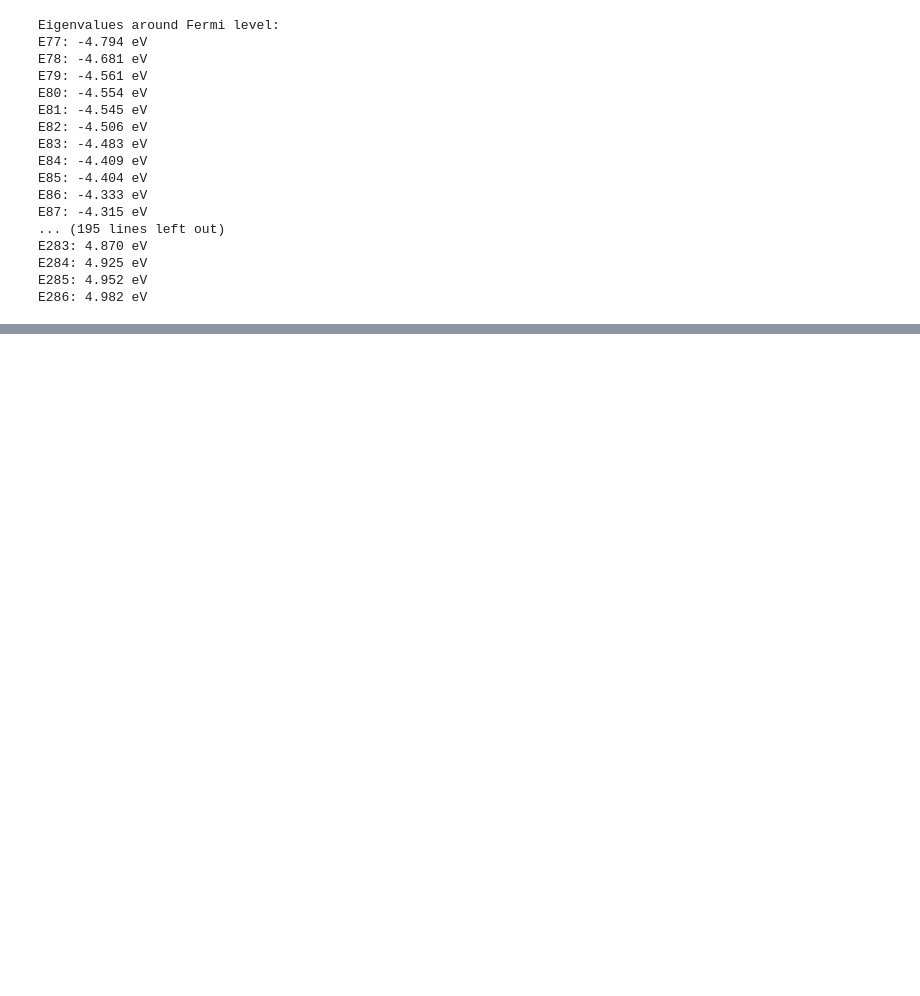
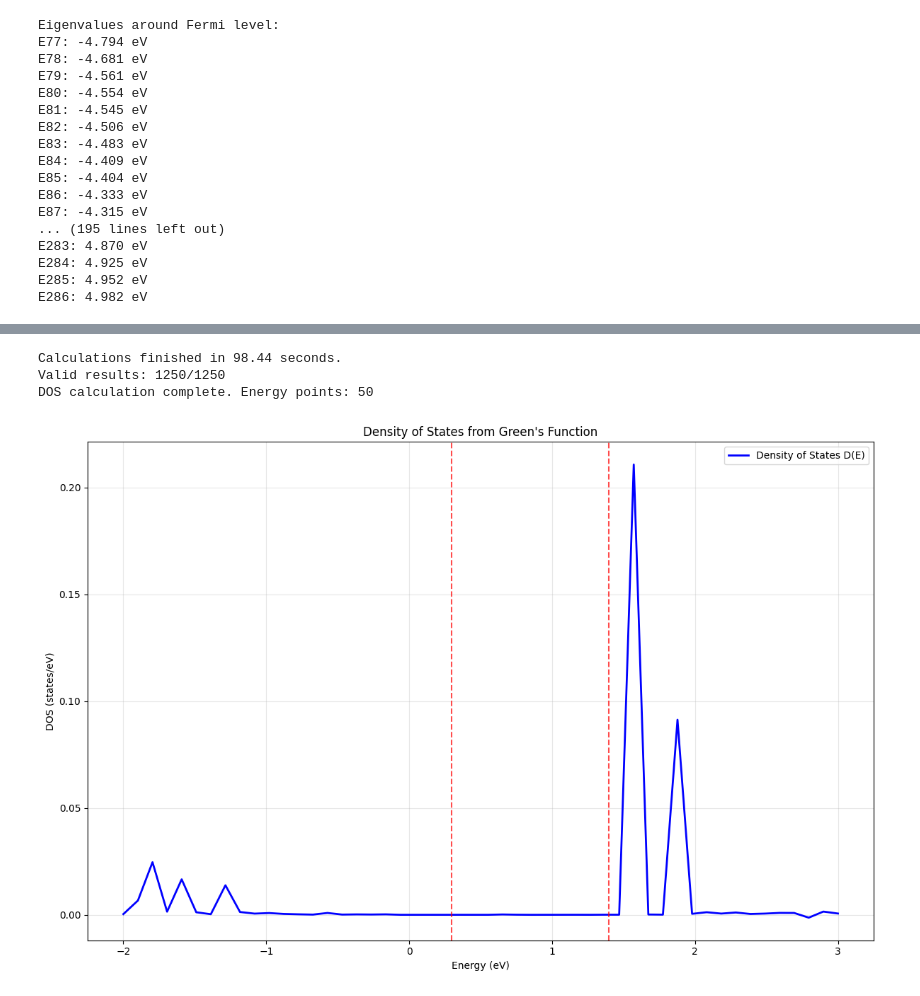
Before and after one commit to nandandiwan/transistorNEGF, a Jupyter notebook: src/NEGF/test.ipynb, the cells around one changed output, grey strips where cells are left out. Cells and saved outputs as stored; diff of their text form; code cells hidden in the pictures; blank space fills up the shorter version.

Commit message:
some changes to G_R in solve.py

```diff
--- a/src/NEGF/test.ipynb
+++ b/src/NEGF/test.ipynb
@@ -91,38 +163,36 @@ for i in range(eigvals.shape[0]):
 # %%
+def DOS(param):
+    E, ky = param
+    eta = 1e-6  # Small broadening parameter for numerical stability
 
-def DOS(param):
-
-    E, ky = param
-    dev = Device(5e-9, 1e-9)
-
+    dev = Device(2e-9, 1e-9)
     ham = Hamiltonian(dev)
-
-
-    lse = LeadSelfEnergy(dev, ham)
+    lse = LeadSelfEnergy(device=dev, hamiltonian=ham)
+    #unit_cell = UnitCell(dev.unitZ, dev.unitX, orientiation=(0, 1, 2, 3), not_NEGF=True)
 
     H = ham.create_sparse_channel_hamlitonian(ky, blocks=False)
+    sl, sr = lse.self_energy("left", E=E, ky=ky), lse.self_energy("right", E=E, ky=ky)
+    H[:ham.Nz * 10, :ham.Nz * 10] += sl
+    H[-ham.Nz * 10:, -ham.Nz * 10:] += sr
+    # Add small imaginary part to energy
+    E_complex = E + 1j * eta
 
-    sl = csc_matrix(lse.self_energy(side="left",E =E,ky =  ky))
-    sr = csc_matrix(lse.self_energy(side="right",E =E,ky =  ky))
-    block_size = sl.shape[0]
-    H[:block_size, :block_size] += sl
-    H[-block_size:,-block_size:] += sr
-
-    H = csc_matrix(np.eye(H.shape[0], dtype=complex) * E) - H
-
+    # Construct Green's function: G(E) = (E*I - H)^(-1)
+    H_gf = csc_matrix(np.eye(H.shape[0], dtype=complex) * E_complex) - H
     I = csc_matrix(np.eye(H.shape[0], dtype=complex))
 
-    H.shape[0]
+    # Solve for Green's function
+    G_R = spsolve(H_gf, I)
 
-    A = spsolve(H,I)
-    tr = -1/np.pi * np.imag(A.trace())
+    # DOS = -(1/π) * Im[Tr(G_R(E))]
+    dos = -1/np.pi * np.imag(G_R.trace())
 
-    return (E, ky, tr)
+    return (E, ky, dos)
 
-
-energy_values = np.linspace(-2, 3, 50)  # More energy points for better resolution
-ky_values = np.linspace(0, 1.0, 20)     # Fewer ky points for faster computation
-dk = ky_values[1] - ky_values[0]        # The differential k_y step
+# Use a wider energy range to capture the full band structure
+energy_values = np.linspace(-2, 3, 50)  # Wider range, more points
+ky_values = np.linspace(0, 1.0, 25)     # More ky points for better k-space sampling
+dk = ky_values[1] - ky_values[0]
 
 param_grid = list(product(energy_values, ky_values))
 
@@ -132,43 +202,40 @@ print(f"ky range: {ky_values[0]:.2f} to {ky_values[-1]:.2f}")
 
 start_time = time.time()
 
-# Use fewer processes for debugging - increase to 32 once working
-with multiprocessing.Pool(processes=8) as pool:
+with multiprocessing.Pool(processes=32) as pool:
     results = pool.map(DOS, param_grid)
 
 end_time = time.time()
 print(f"Calculations finished in {end_time - start_time:.2f} seconds.")
 
 # Aggregate traces for each energy value (sum over all ky values)
-energy_traces = defaultdict(complex)
+energy_traces = defaultdict(float)
 valid_results = 0
 
-for energy, ky, trace in results:
-    if not (np.isnan(trace) or np.isinf(trace)):
-        energy_traces[energy] += trace
+for energy, ky, dos_val in results:
+    if not (np.isnan(dos_val) or np.isinf(dos_val)):
+        energy_traces[energy] += dos_val
         valid_results += 1
     else:
-        print(f"Invalid result at E={energy:.3f}, ky={ky:.3f}: {trace}")
+        print(f"Invalid result at E={energy:.3f}, ky={ky:.3f}: {dos_val}")
 
 print(f"Valid results: {valid_results}/{len(results)}")
 
-# Sort energies and calculate DOS
+# Sort energies and calculate final DOS
 dos_energies = sorted(energy_traces.keys())
 
-# DOS formula: D(E) = -(1/π) * Im[Tr(G_R(E))] * (dk/2π)
-
+# For 2D system, multiply by k-space integration factor
+# The factor dk/(2π) accounts for the k-space sampling
 dos_values = []
 for E in dos_energies:
-    trace_val = energy_traces[E]
-    dos_val = trace_val *  (dk / (2 * np.pi))
+    dos_val = energy_traces[E] * (dk / (2 * np.pi))
     dos_values.append(dos_val)
 
 print(f"DOS calculation complete. Energy points: {len(dos_energies)}")
+
 # Plotting the Density of States
 plt.figure(figsize=(12, 8))
 
-# Main DOS plot
-plt.subplot(2, 1, 1)
 plt.plot(dos_energies, dos_values, 'b-', linewidth=2, label='Density of States D(E)')
 plt.xlabel('Energy (eV)')
 plt.ylabel('DOS (states/eV)')
@@ -176,7 +243,9 @@ plt.title('Density of States from Green\'s Function')
 plt.grid(True, alpha=0.3)
 plt.legend()
 
-
+# Add vertical lines to show bandgap
+plt.axvline(x=0.296, color='r', linestyle='--', alpha=0.7, label='Band edge')
+plt.axvline(x=1.396, color='r', linestyle='--', alpha=0.7, label='Band edge')
 
 plt.tight_layout()
 plt.savefig("dos.png", dpi=300, bbox_inches='tight')
@@ -185,3 +254,4 @@ plt.show()
 # Save data for further analysis
 np.savetxt("dos_data.txt", np.column_stack([dos_energies, dos_values]),
             header="Energy(eV)\tDOS(states/eV)", fmt="%.6e")
+# %% [output]
@@ -188 +261,5 @@ np.savetxt("dos_data.txt", np.column_stack([dos_energies, dos_values]),
+Calculations finished in 98.44 seconds.
+Valid results: 1250/1250
+DOS calculation complete. Energy points: 50
+[figure, added]
 # %%
```
Also changed, not shown: parts of 6 cells of this notebook, 11 other files.
